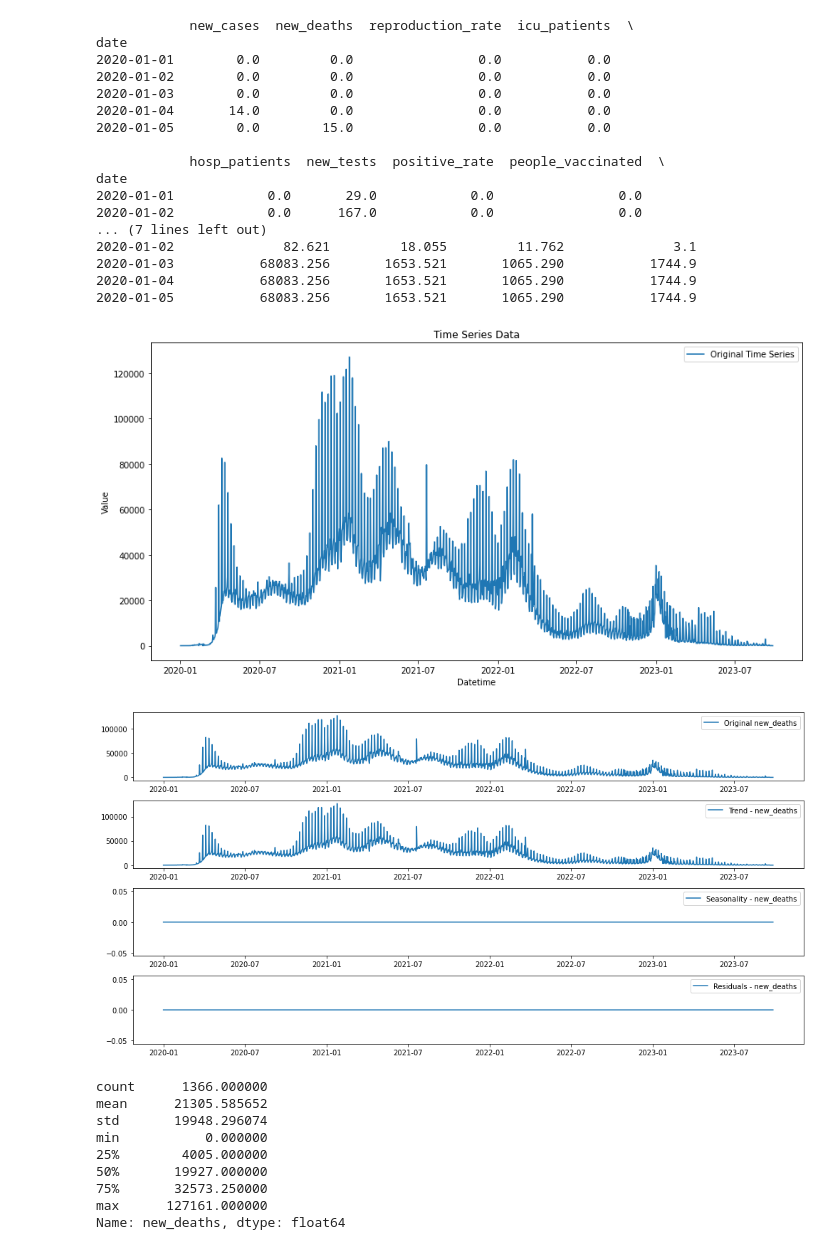
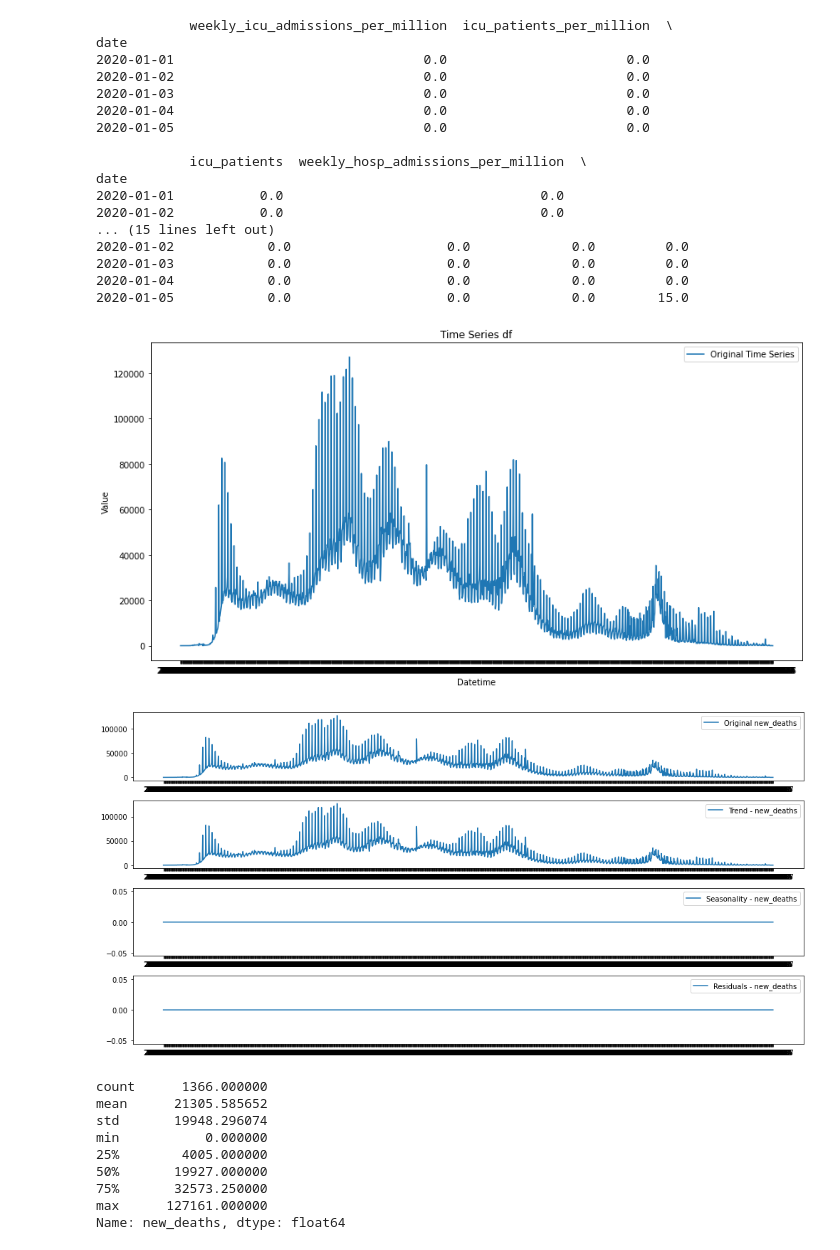
Before and after one commit to samuell07/timeseries-forecasting, a Jupyter notebook: covid_deaths/covid-deaths-eda.ipynb, the cells around one changed output. Saved outputs shown, nothing was run; the diff lists cells and outputs as text; code cells hidden in the pictures.

```diff
--- a/covid_deaths/covid-deaths-eda.ipynb
+++ b/covid_deaths/covid-deaths-eda.ipynb
@@ -73,0 +11,13 @@ KeyError: 'date'
+# %%
+# Load the dfset
+file_path = './data/owid-covid-data.csv'
+date_column = 'date'
+target_column = 'new_deaths'
+df = pd.read_csv(file_path).drop(columns=['total_deaths','new_deaths_smoothed', 'total_deaths_per_million','new_deaths_per_million','new_deaths_smoothed_per_million'])
+df = df.groupby(date_column).sum().reset_index()
+df.set_index(date_column, inplace=True)
+df = df.select_dtypes(exclude=['object'])
+correlation_with_target = df.drop(columns=[target_column]).corrwith(df[target_column])
+most_corr = correlation_with_target.sort_values(ascending=False).index[:10]
+df = df[most_corr].merge(df[target_column], left_index=True, right_index=True)
+df
@@ -82,39 +50,39 @@ _ = plot_features.plot(subplots=True)
 # %%
-# Display the first few rows of the dataset
-print(data.head())
+# Display the first few rows of the dfset
+print(df.head())
 # %% [output]
-            new_cases  new_deaths  reproduction_rate  icu_patients  \
+            weekly_icu_admissions_per_million  icu_patients_per_million  \
 date
-2020-01-01        0.0         0.0                0.0           0.0
-2020-01-02        0.0         0.0                0.0           0.0
-2020-01-03        0.0         0.0                0.0           0.0
-2020-01-04       14.0         0.0                0.0           0.0
-2020-01-05        0.0        15.0                0.0           0.0
+2020-01-01                                0.0                       0.0
+2020-01-02                                0.0                       0.0
+2020-01-03                                0.0                       0.0
+2020-01-04                                0.0                       0.0
+2020-01-05                                0.0                       0.0
 
-            hosp_patients  new_tests  positive_rate  people_vaccinated  \
+            icu_patients  weekly_hosp_admissions_per_million  \
 date
-2020-01-01            0.0       29.0            0.0                0.0
-2020-01-02            0.0      167.0            0.0                0.0
-... (7 lines left out)
-2020-01-02              82.621         18.055         11.762              3.1
-2020-01-03           68083.256       1653.521       1065.290           1744.9
-2020-01-04           68083.256       1653.521       1065.290           1744.9
-2020-01-05           68083.256       1653.521       1065.290           1744.9
+2020-01-01           0.0                                 0.0
+2020-01-02           0.0                                 0.0
+... (15 lines left out)
+2020-01-02            0.0                    0.0             0.0         0.0
+2020-01-03            0.0                    0.0             0.0         0.0
+2020-01-04            0.0                    0.0             0.0         0.0
+2020-01-05            0.0                    0.0             0.0        15.0
 # %%
-# Plot the entire time series data
+# Plot the entire time series df
 plt.figure(figsize=(14, 7))
-plt.plot(data['new_deaths'], label='Original Time Series')
-plt.title('Time Series Data')
+plt.plot(df[target_column], label='Original Time Series')
+plt.title('Time Series df')
 plt.xlabel('Datetime')
 plt.ylabel('Value')
 plt.legend()
 plt.show()
 # %% [output]
-[figure, old version]
+[figure, new version]
 # %%
 # Decompose the time series into trend, seasonal, and residual components
 decomposition = seasonal_decompose(
-    data['new_deaths'], model='aditive', period=1)
+    df[target_column], model='aditive', period=1)
 
 trend = decomposition.trend
 seasonal = decomposition.seasonal
@@ -122,30 +90,30 @@ residual = decomposition.resid
 # %%
 # Plot the original time series, trend, seasonal, and residual components
 plt.figure(figsize=(14, 7))
 
 plt.subplot(411)
-plt.plot(data['new_deaths'], label=f'Original new_deaths')
+plt.plot(df[target_column], label=f'Original new_deaths')
 plt.legend(loc='best')
 
 plt.subplot(412)
 plt.plot(trend, label=f'Trend - new_deaths')
 plt.legend(loc='best')
 
 plt.subplot(413)
 plt.plot(seasonal, label=f'Seasonality - new_deaths')
 plt.legend(loc='best')
 
 plt.subplot(414)
 plt.plot(residual, label=f'Residuals - new_deaths')
 plt.legend(loc='best')
 
 plt.tight_layout()
 plt.show()
 
-# Display summary statistics for the current 'new_deaths'
-print(data['new_deaths'].describe())
+# Display summary statistics for the current target_column
+print(df[target_column].describe())
 # %% [output]
-[figure, old version]
+[figure, new version]
 count      1366.000000
 mean      21305.585652
 std       19948.296074
```
Also changed, not shown: parts of 8 cells of this notebook, 6 other files.
